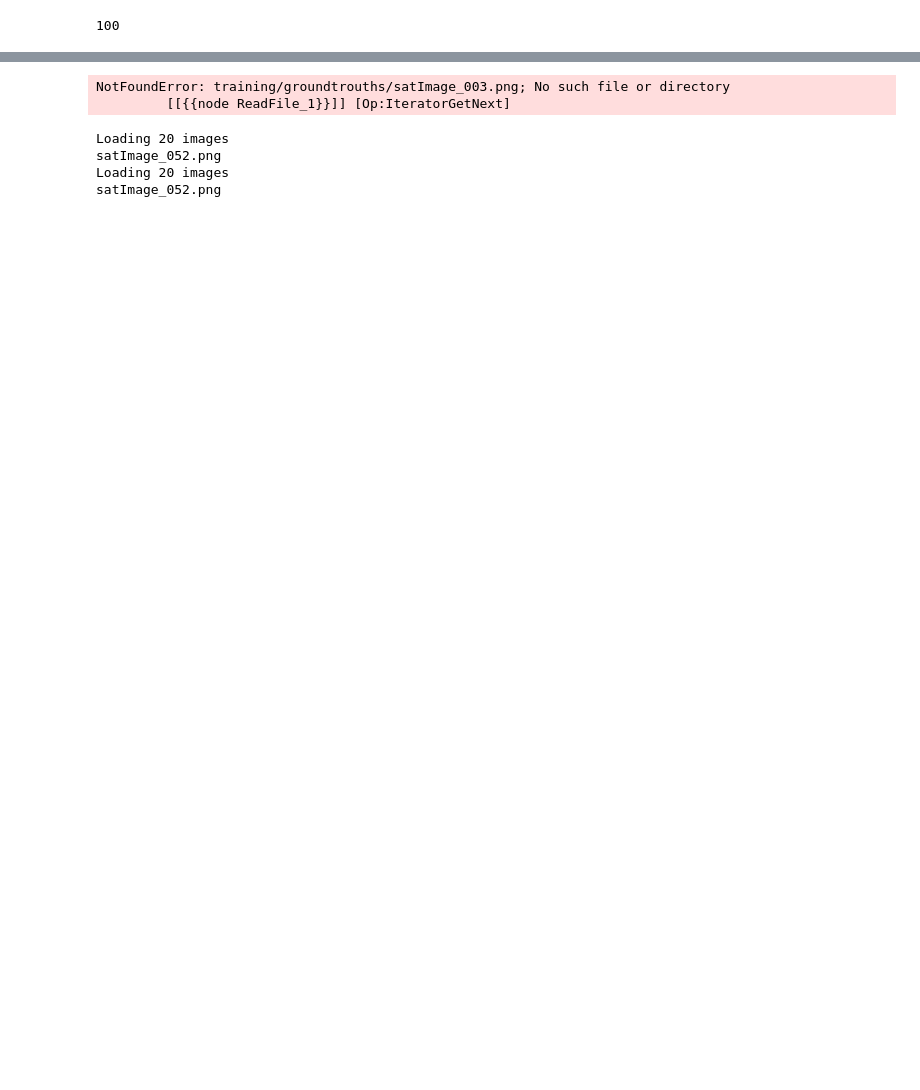
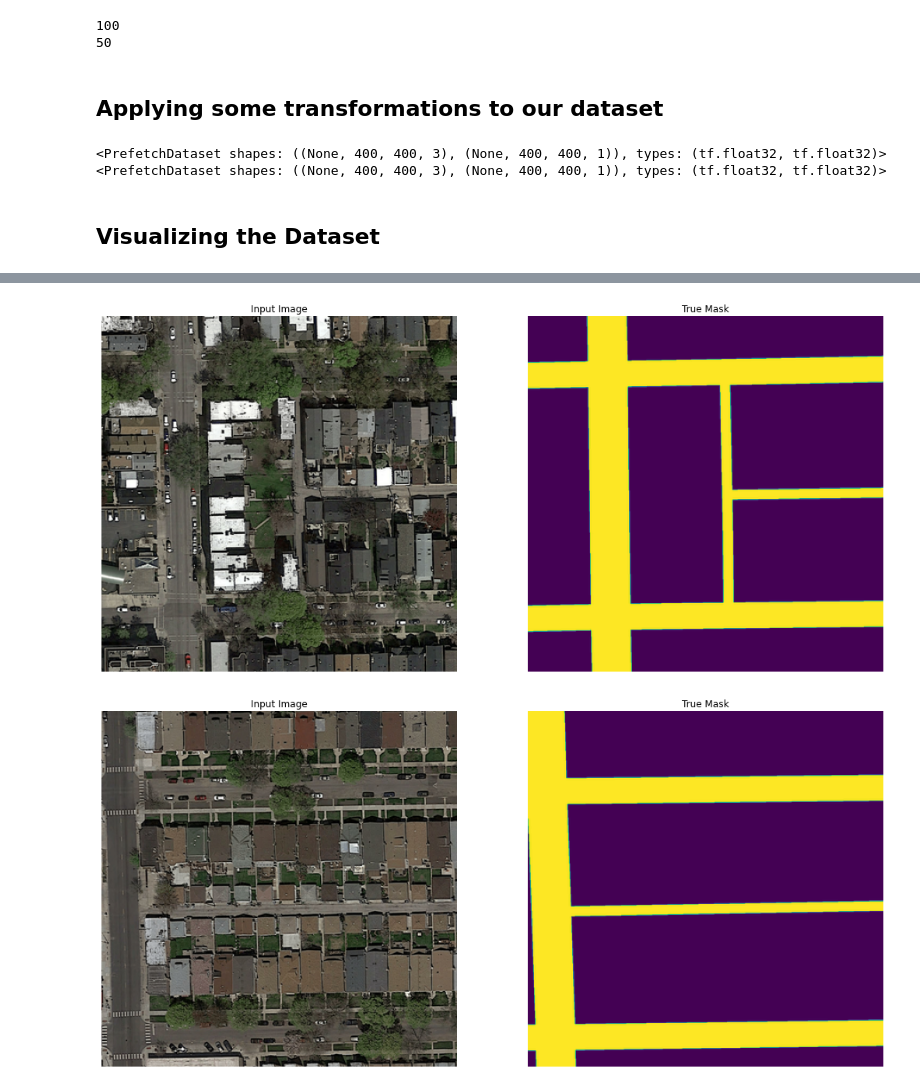
Before and after one commit to CS-433/Road_Segmentation, a Jupyter notebook: 79ca5c85-0d00-45fd-81e9-aa787898ebf5_epfml-segmentation/U_NET.ipynb, the cells around one changed output, grey strips where cells are left out. Cells and saved outputs as stored; diff of their text form; code cells hidden in the pictures; blank space fills up the shorter version.

```diff
--- a/79ca5c85-0d00-45fd-81e9-aa787898ebf5_epfml-segmentation/U_NET.ipynb
+++ b/79ca5c85-0d00-45fd-81e9-aa787898ebf5_epfml-segmentation/U_NET.ipynb
@@ -23,6 +40,7 @@ SEED = 42
 
 dataset_path = "training/"
 training_data = "images/"
+val_data = "test_set_images/"
 
 # Image size that we are going to use
 IMG_SIZE = 400
@@ -74,6 +71,13 @@ def parse_image(img_path: str) -> dict:
 # %%
+from helper_unet import parse_image
+
 train_dataset = tf.data.Dataset.list_files(dataset_path + training_data + "*.png", seed=SEED)
 train_dataset = train_dataset.map(parse_image)
 print(len(train_dataset))
+
+val_dataset = tf.data.Dataset.list_files(val_data + "*.png", seed=SEED)
+val_dataset =val_dataset.map(parse_image)
+print(len(val_dataset))
 # %% [output]
 100
+50
@@ -111,2 +83,0 @@ def load_image(datapoint: dict) -> tuple:
-# %%
-train_dataset = train_dataset.map(load_image, num_parallel_calls=tf.data.AUTOTUNE)
@@ -128,6 +84,38 @@ def display_sample(display_list):
+# %% [markdown]
+## Applying some transformations to our dataset
+# %%
+from helper_unet import load_image_test, load_image_train
+
+BATCH_SIZE = 32
+
+BUFFER_SIZE = 1000
+
+dataset = {"train": train_dataset, "val": val_dataset}
+
+# -- Train Dataset --#
+dataset['train'] = dataset['train'].map(load_image_train, num_parallel_calls=tf.data.experimental.AUTOTUNE)
+dataset['train'] = dataset['train'].shuffle(buffer_size=BUFFER_SIZE, seed=SEED)
+dataset['train'] = dataset['train'].repeat()
+dataset['train'] = dataset['train'].batch(BATCH_SIZE)
+dataset['train'] = dataset['train'].prefetch(buffer_size=AUTOTUNE)
+
+#-- Validation Dataset --#
+dataset['val'] = dataset['val'].map(load_image_test)
+dataset['val'] = dataset['val'].repeat()
+dataset['val'] = dataset['val'].batch(BATCH_SIZE)
+dataset['val'] = dataset['val'].prefetch(buffer_size=AUTOTUNE)
+
+print(dataset['train'])
+print(dataset['val'])
+# %% [output]
+<PrefetchDataset shapes: ((None, 400, 400, 3), (None, 400, 400, 1)), types: (tf.float32, tf.float32)>
+<PrefetchDataset shapes: ((None, 400, 400, 3), (None, 400, 400, 1)), types: (tf.float32, tf.float32)>
+# %% [markdown]
+##  Visualizing the Dataset
 # %%
-for image, mask in train_dataset.take(1):
-    sample_image, sample_mask = image[0], mask[0]
+from helper_unet import display_sample
 
-display([sample_image, sample_mask])
+for image, mask in dataset['train'].take(2):
+    sample_image, sample_mask = image, mask
+    display_sample([sample_image[0], sample_mask[0]])
 # %% [output]
@@ -143,2 +122,2 @@ display([sample_image, sample_mask])
-NotFoundError: training/groundtrouths/satImage_003.png; No such file or directory
-         [[{{node ReadFile_1}}]] [Op:IteratorGetNext]
+[figure, added]
+[figure, added]
@@ -171,23 +123,0 @@ def load_image(infilename):
-# %%
-# Loaded a set of images
-root_dir = "training/"
-
-image_dir = root_dir + "images/"
-files = os.listdir(image_dir)
-n = min(20, len(files)) # Load maximum 20 images
-print("Loading " + str(n) + " images")
-imgs = [load_image(image_dir + files[i]) for i in range(n)]
-print(files[0])
-
-gt_dir = root_dir + "groundtruth/"
-print("Loading " + str(n) + " images")
-gt_imgs = [load_image(gt_dir + files[i]) for i in range(n)]
-print(files[0])
-
-n = 10 # Only use 10 images for training
-#imgs=normalize(imgs)
-# %% [output]
-Loading 20 images
-satImage_052.png
-Loading 20 images
-satImage_052.png
```
Also changed, not shown: parts of 14 cells of this notebook, 54 other files.
